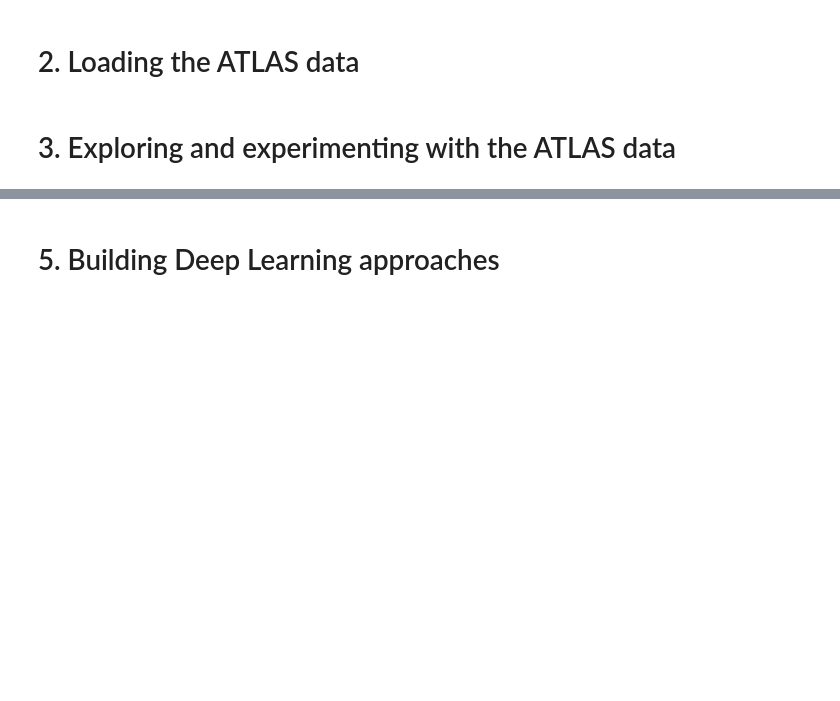
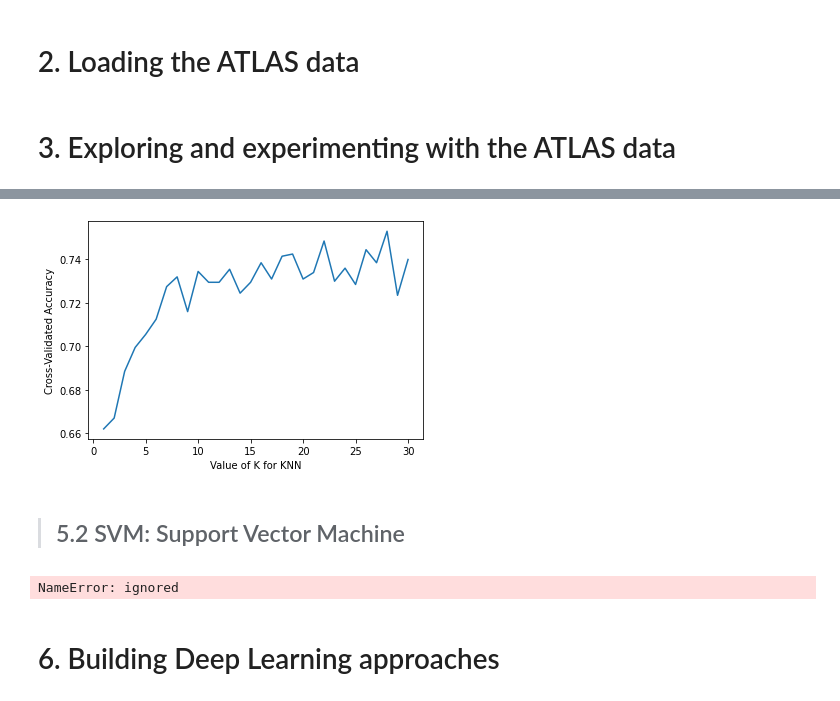
Before and after one commit to tm28823289/CSMML16_ML-traditional-deep-neural-model-comparison, a Jupyter notebook: CSMML16_ML_traditional_&_deep_neural_model_comparison.ipynb, the cells around one changed output, grey strips where cells are left out. Cells and saved outputs as stored; diff of their text form; code cells hidden in the pictures; blank space fills up the shorter version.

```diff
--- a/CSMML16_ML_traditional_&_deep_neural_model_comparison.ipynb
+++ b/CSMML16_ML_traditional_&_deep_neural_model_comparison.ipynb
@@ -45 +84,11 @@ atlas_data = pd.read_csv("ATLAS-data.csv", header=None)
+# %%
+# as a good practice for uniform evaluation doing feature scaling & standardizing using Scikit-Learn functions
+
+# StandarScalar
+scaler = StandardScaler()
+scaler.fit(atlas_data)
+atlas_processed_StdScl = scaler.transform(atlas_data)
+
+# Preprocessing
+atlas_processed_PrePro = preprocessing.scale(atlas_data)
 # %% [markdown]
@@ -46,0 +98,16 @@ atlas_data = pd.read_csv("ATLAS-data.csv", header=None)
+# %%
+# Creating a copy of data for "the KNN model
+KNN_Data = atlas_processed_StdScl
+KNN_Labels = atlas_labels
+
+# choose k between 1 to 31
+k_range = range(1, 31)
+k_scores = []
+
+# use iteration to caclulator different k in models, then return the average accuracy based on the cross validation
+for k in k_range:
+    knn_train_values, knn_test_values, knn_train_labels, knn_test_labels = train_test_split(KNN_Data, KNN_Labels, test_size=0.2)
+    knn_model = KNeighborsClassifier(n_neighbors=k)
+    knn_model.fit(knn_train_values, knn_train_labels)
+    scores = cross_val_score(knn_model, knn_test_values, knn_test_labels, cv=10, scoring='accuracy')
+    k_scores.append(scores.mean())
@@ -46,0 +137,10 @@ atlas_data = pd.read_csv("ATLAS-data.csv", header=None)
+# %%
+# accuracy plot to see the optimal value for K in KNN
+plt.plot(k_range, k_scores)
+plt.xlabel('Value of K for KNN')
+plt.ylabel('Cross-Validated Accuracy')
+plt.show()
+# %% [output]
+[figure, added]
+# %% [markdown]
+> ## 5.2 SVM: Support Vector Machine
@@ -47,3 +153,11 @@ atlas_data = pd.read_csv("ATLAS-data.csv", header=None)
+# %%
+# Perform GridSearch on the SVM model to identify best hyperparameter
+grid = {'kernel': ['rbf', 'poly', 'sigmoid', 'linear'], 'gamma': [1,0.1,0.01,0.001],'C': [0.1, 1, 10, 100]}
+model_cv = GridSearchCV(SVM,grid,cv=10,iid=False)
+model_cv.fit(X_train_scale, y_train)
+model_cv.best_params_
+# %% [output]
+NameError: ignored
 # %% [markdown]
-# 5. Building Deep Learning approaches
+# 6. Building Deep Learning approaches
 # %% [markdown]
```
Also changed, not shown: parts of 18 cells of this notebook.
